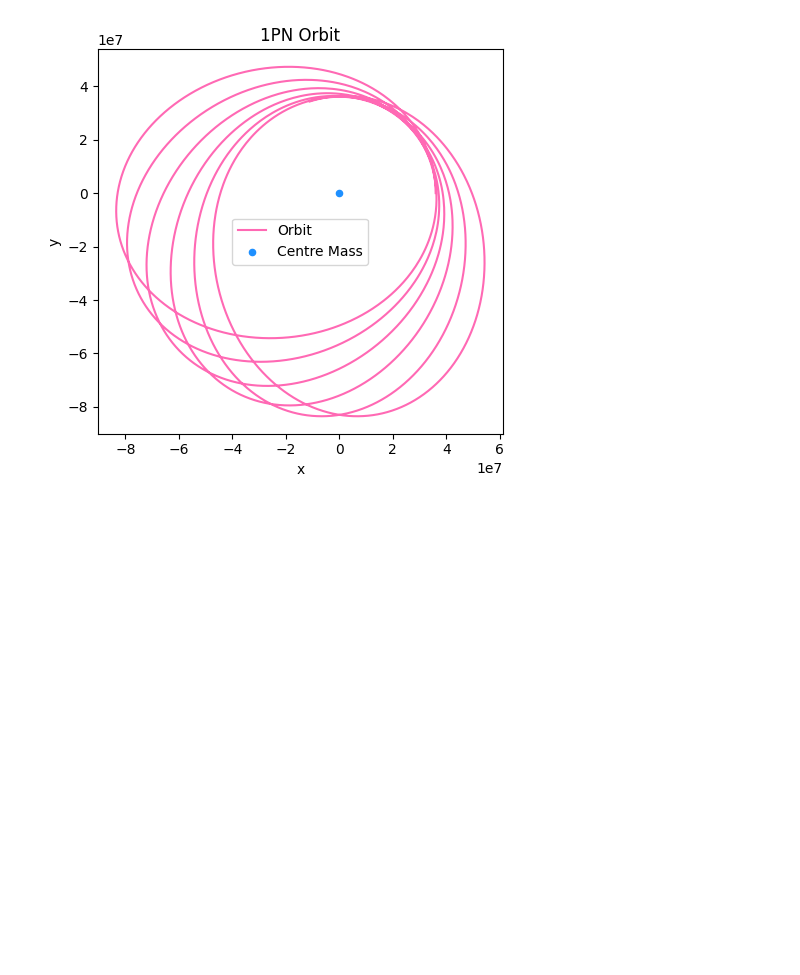
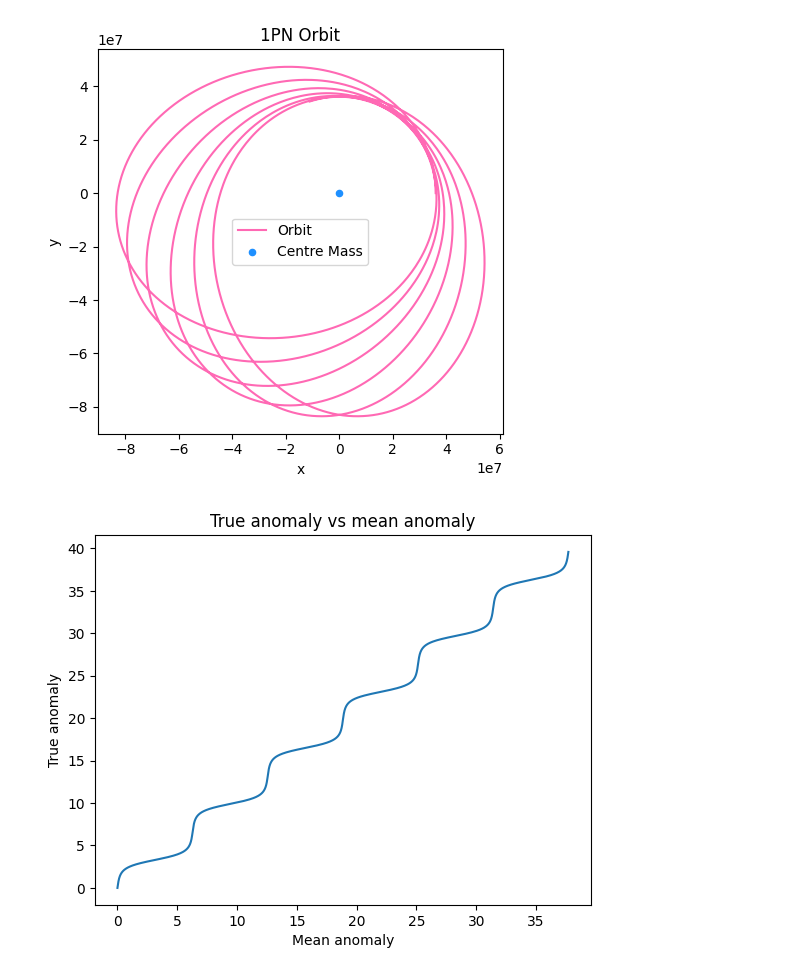
Before and after one commit to furbesco/BTR-Kepler-s-Problem, a Jupyter notebook: post-processing.ipynb, the cells around one changed output. Saved outputs shown, nothing was run; the diff lists cells and outputs as text; code cells hidden in the pictures; blank space fills up the shorter version.

```diff
--- a/post-processing.ipynb
+++ b/post-processing.ipynb
@@ -68,3 +68,11 @@ plt.tight_layout()
 plt.show()
 # %% [output]
 [figure]
+# %%
+plt.plot(l, phi)
+plt.xlabel("Mean anomaly")
+plt.ylabel("True anomaly")
+plt.title("True anomaly vs mean anomaly")
+plt.show()
+# %% [output]
+[figure, added]
```
Also changed, not shown: parts of 1 cell of this notebook, 1 other file.
